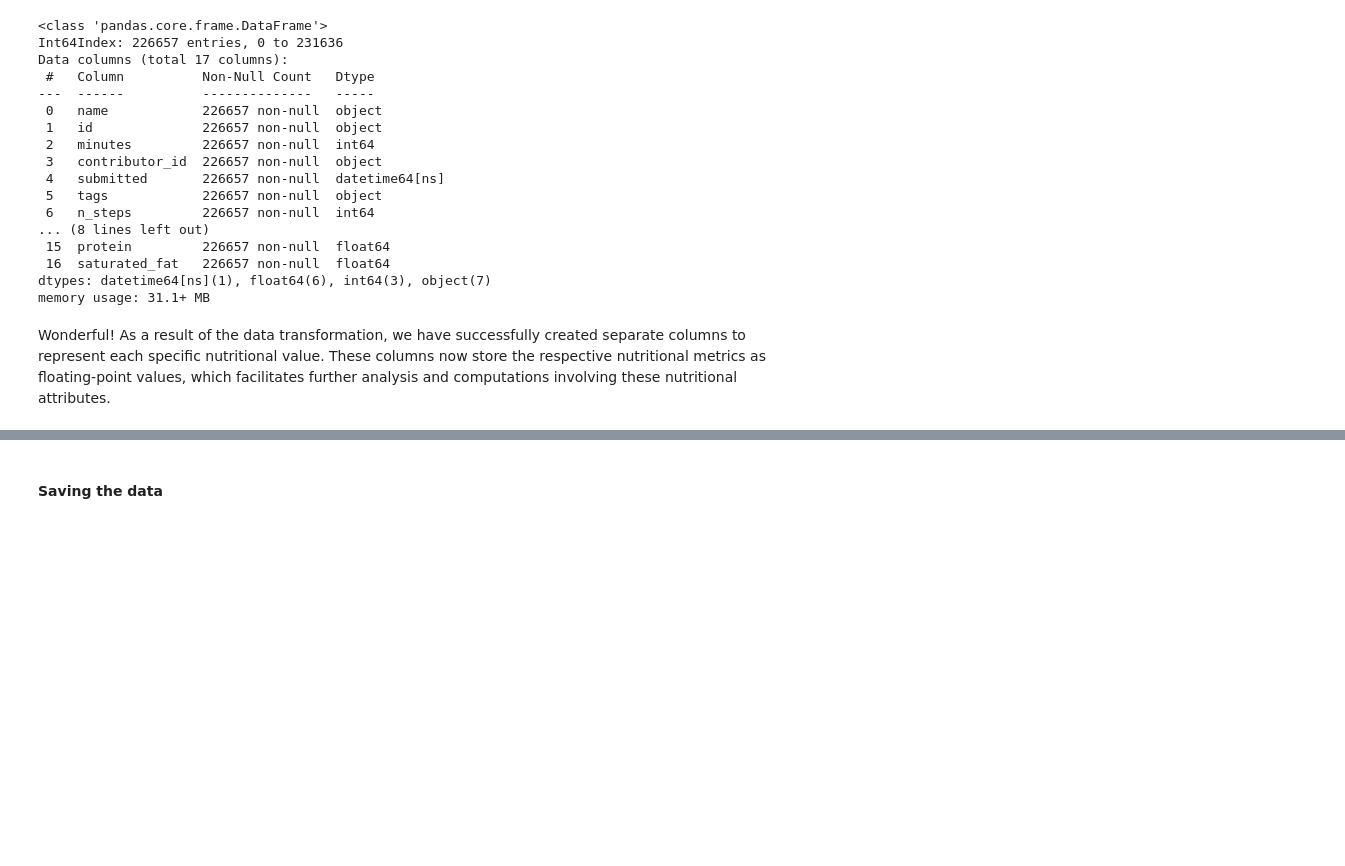
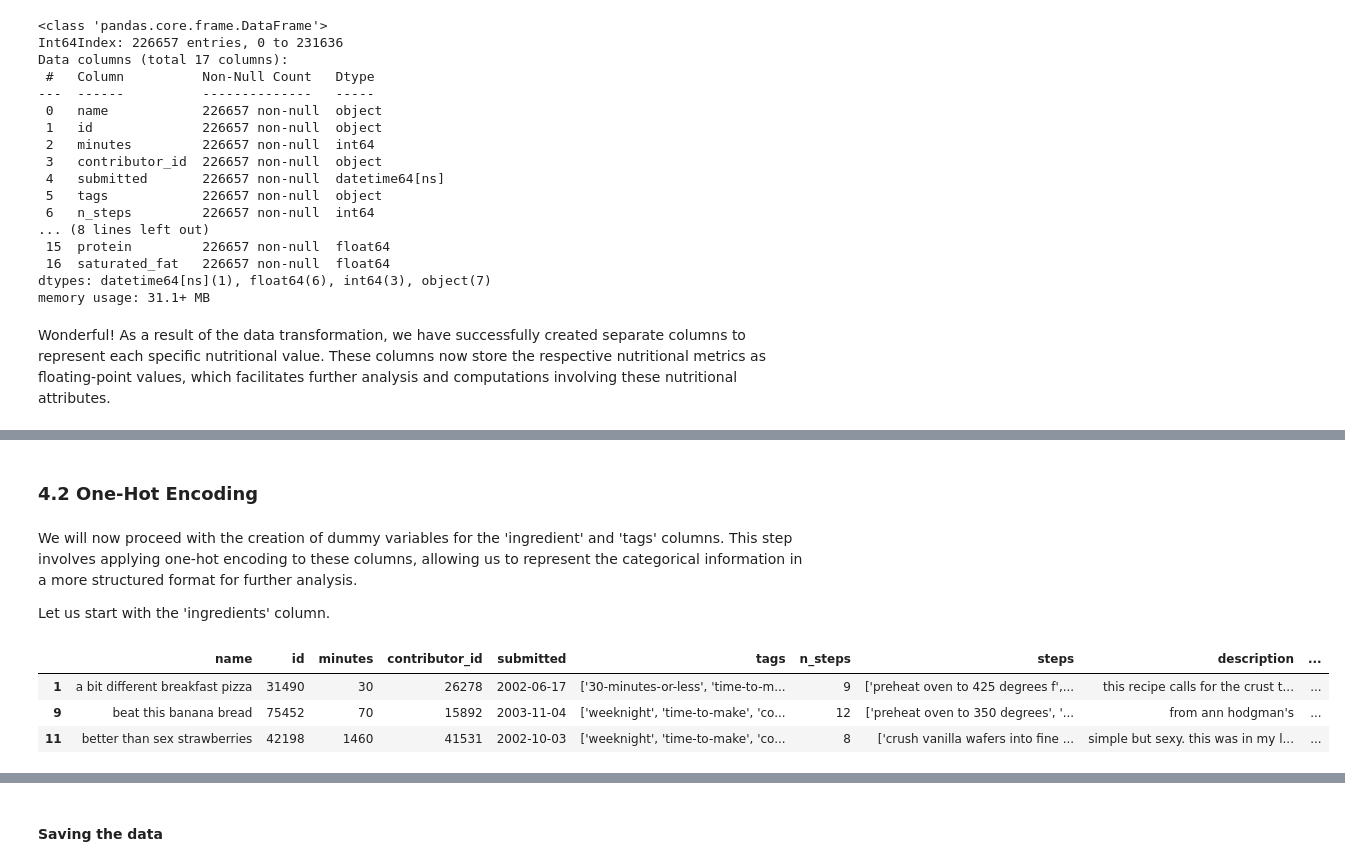
Before and after one commit to kli210/recipe_recommender_capstone, a Jupyter notebook: data_preprocessing.ipynb, the cells around one changed output, grey strips where cells are left out. Drawn from its saved outputs; the diff is of its cells as text; code cells hidden in the pictures; blank space fills up the shorter version.

```diff
--- a/data_preprocessing.ipynb
+++ b/data_preprocessing.ipynb
@@ -416,0 +519,14 @@ Wonderful! As a result of the data transformation, we have successfully created
+# %% [markdown]
+### 4.2 One-Hot Encoding <a class="anchor" id="fourtwo"></a>
+# %% [markdown]
+We will now proceed with the creation of dummy variables for the 'ingredient' and 'tags' columns. This step involves applying one-hot encoding to these columns, allowing us to represent the categorical information in a more structured format for further analysis.
+
+Let us start with the 'ingredients' column.
+# %%
+test = raw_recipes_df[raw_recipes_df['ingredients'].str.contains('eggs')].head(3)
+test
+# %% [output]
+|  | name | id | minutes | contributor_id | submitted | tags | n_steps | steps | description | ... |
+| 1 | a bit different breakfast pizza | 31490 | 30 | 26278 | 2002-06-17 | ['30-minutes-or-less', 'time-to-m... | 9 | ['preheat oven to 425 degrees f',... | this recipe calls for the crust t... | ... |
+| 9 | beat this banana bread | 75452 | 70 | 15892 | 2003-11-04 | ['weeknight', 'time-to-make', 'co... | 12 | ['preheat oven to 350 degrees', '... | from ann hodgman's | ... |
+| 11 | better than sex strawberries | 42198 | 1460 | 41531 | 2002-10-03 | ['weeknight', 'time-to-make', 'co... | 8 | ['crush vanilla wafers into fine ... | simple but sexy. this was in my l... | ... |
```
Also changed, not shown: parts of 25 cells of this notebook.
